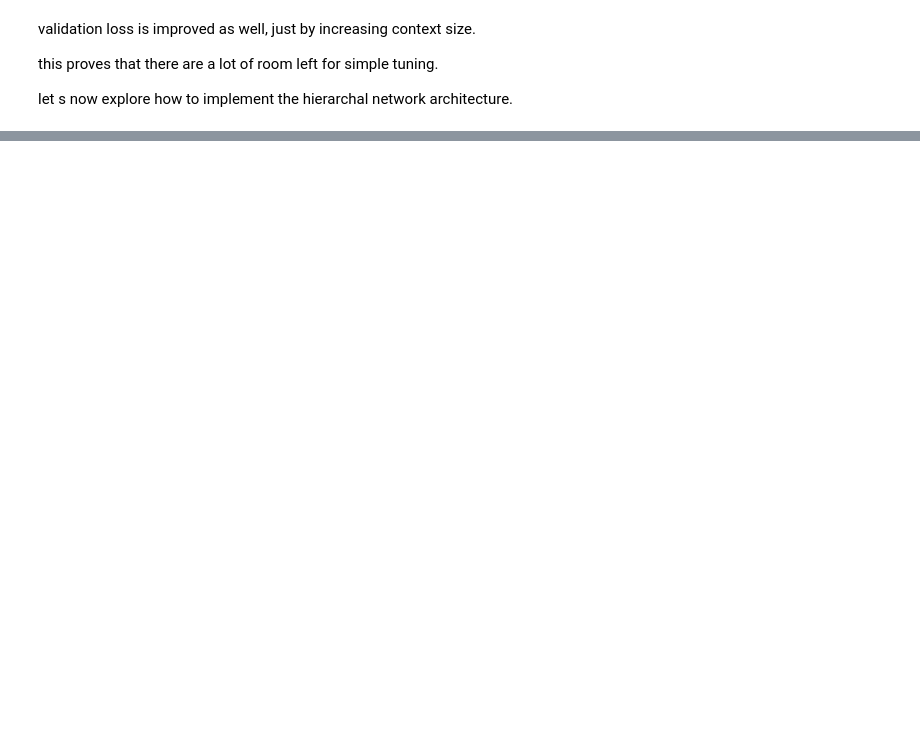
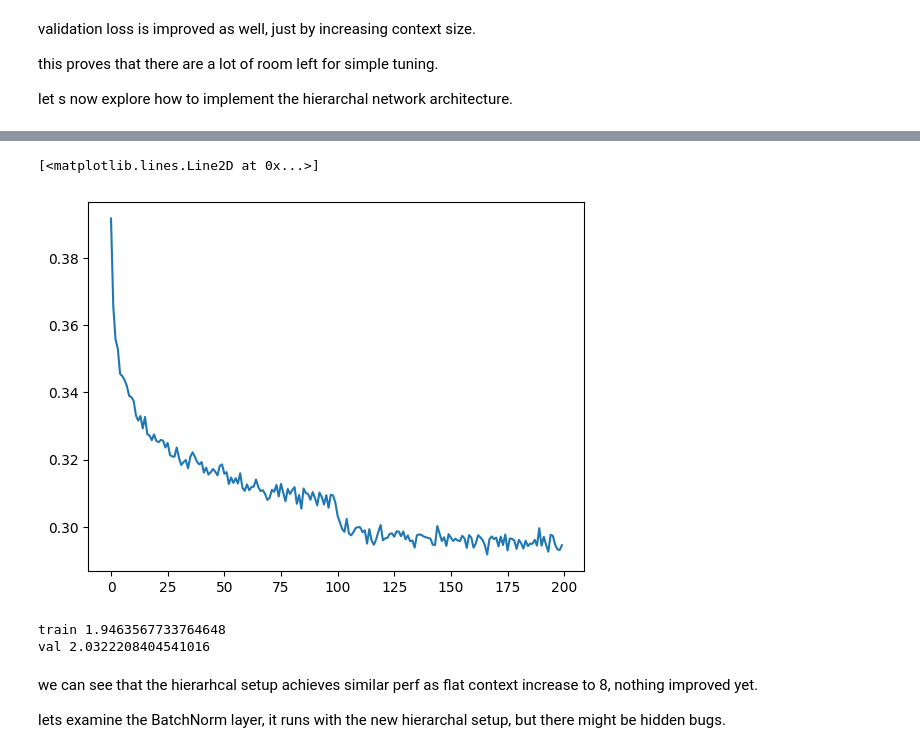
Before and after one commit to yoshi95/nlp, a Jupyter notebook: makemore-part5.ipynb, the cells around one changed output, grey strips where cells are left out. Cells and saved outputs as stored; diff of their text form; code cells hidden in the pictures; blank space fills up the shorter version.

```diff
--- a/makemore-part5.ipynb
+++ b/makemore-part5.ipynb
@@ -666,5 +666,5 @@ max_steps = 1
 batch_size = 32
 lossi = []
 
-train(max_steps, batch_size, lossi, layers, parameters)
+train(max_steps, batch_size, lossi, model, parameters)
 # %% [output]
@@ -677,5 +677,5 @@ max_steps = 200000
 batch_size = 32
 lossi = []
 
-train(max_steps, batch_size, lossi, layers, parameters)
+train(max_steps, batch_size, lossi, model, parameters)
 # %% [output]
@@ -739,0 +976,29 @@ tensor([[ 0,  0,  0,  3,  1, 18, 12,  5],
+# %%
+# to reproduce the 3 layers, non-hierarchal setup
+# which has 22097 parameters
+# lets use 68 neurons, which comes out to be 22397 parameters
+n_embd = 10 # emb dim
+n_hidden = 68 # neurons
+
+# Sequential module
+model = Sequential([
+    Embedding(vocab_size, n_embd),
+    # hieararchal layer 1 of bigrams
+    FlattenConsecutive(2), Linear(n_embd * 2, n_hidden, bias=False), BatchNorm1d(n_hidden), Tanh(),
+    # hierarchal layer 2
+    FlattenConsecutive(2), Linear(n_hidden * 2, n_hidden, bias=False), BatchNorm1d(n_hidden), Tanh(),
+     # hierarchal layer 2
+    FlattenConsecutive(2), Linear(n_hidden * 2, n_hidden, bias=False), BatchNorm1d(n_hidden), Tanh(),
+    Linear(n_hidden, vocab_size)
+])
+
+with torch.no_grad():
+    # last layer: make less confident, so we are not `confidently wrong`
+    layers[-1].weight *= 0.1
+
+parameters = model.parameters()
+# parameter size grown because we have 8 char context now, so the 1st layer is bigger
+print(sum(p.nelement() for p in parameters))
+
+for p in parameters:
+    p.requires_grad = True
@@ -739,0 +1007,7 @@ tensor([[ 0,  0,  0,  3,  1, 18, 12,  5],
+# %%
+# train using the hierarcal model, with approximate same parameters
+max_steps = 200000
+batch_size = 32
+lossi = []
+
+train(max_steps, batch_size, lossi, model, parameters)
@@ -739,0 +1035,31 @@ tensor([[ 0,  0,  0,  3,  1, 18, 12,  5],
+# %%
+plt.plot(torch.tensor(lossi).view(-1, 1000).mean(1))
+# %% [output]
+[<matplotlib.lines.Line2D at 0x...>]
+[figure, added]
+# %%
+for layer in model.layers:
+    layer.training = False
+
+# check the overall loss
+@torch.no_grad()
+def split_loss(split):
+    x, y = {
+        'train': (Xtr, Ytr),
+        'val': (Xdev, Ydev),
+        'test': (Xte, Yte)
+    }[split]
+
+    logits = model(x)
+    loss = F.cross_entropy(logits, y)
+    print(split, loss.item())
+
+split_loss('train')
+split_loss('val')
+# %% [output]
+train 1.9463567733764648
+val 2.0322208404541016
+# %% [markdown]
+we can see that the hierarhcal setup achieves similar perf as flat context increase to 8, nothing improved yet.
+
+lets examine the BatchNorm layer, it runs with the new hierarchal setup, but there might be hidden bugs.
```
Also changed, not shown: parts of 48 cells of this notebook, 5 other files.
